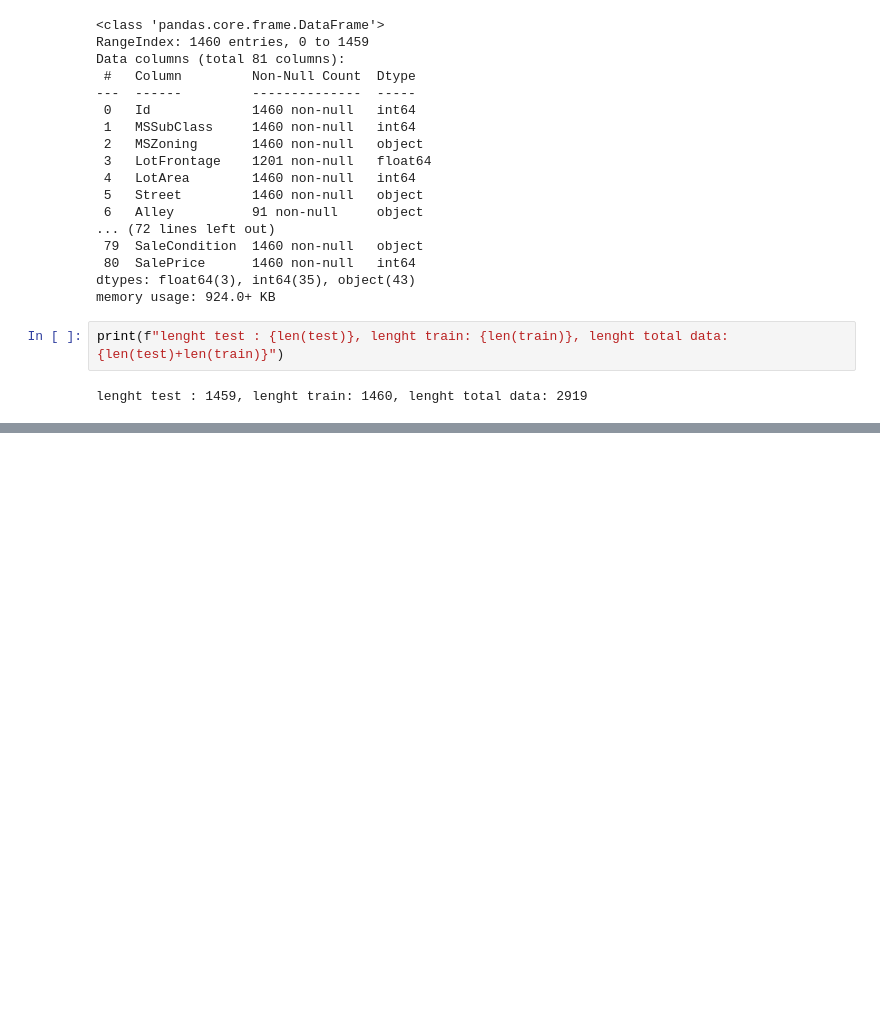
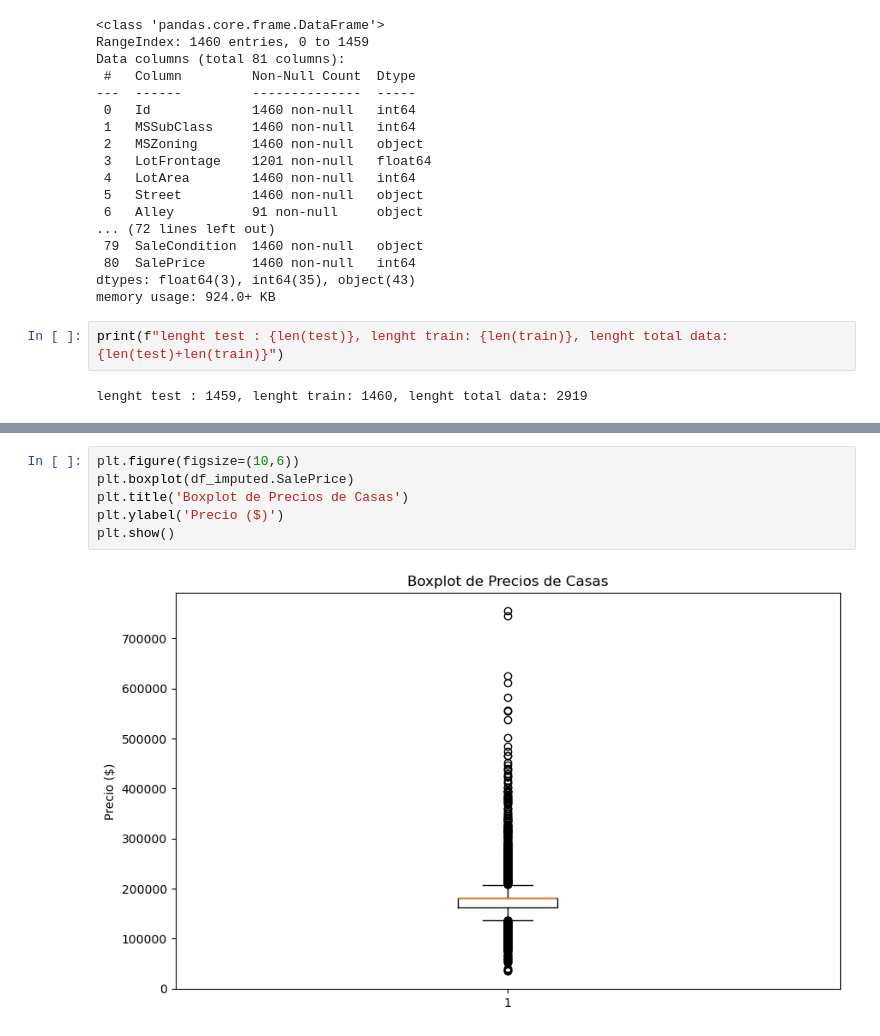
Before and after one commit to steestor/Supervised_Learning_Project_Samsung, a Jupyter notebook: Proyecto Final - House prices.ipynb, the cells around one changed output, grey strips where cells are left out. Drawn from its saved outputs; the diff is of its cells as text; blank space fills up the shorter version.

```diff
--- a/Proyecto Final - House prices.ipynb
+++ b/Proyecto Final - House prices.ipynb
@@ -85,0 +283,8 @@ plt.show()
+# %%
+plt.figure(figsize=(10,6))
+plt.boxplot(df_imputed.SalePrice)
+plt.title('Boxplot de Precios de Casas')
+plt.ylabel('Precio ($)')
+plt.show()
+# %% [output]
+[figure, added]
```
Also changed, not shown: parts of 19 cells of this notebook.
